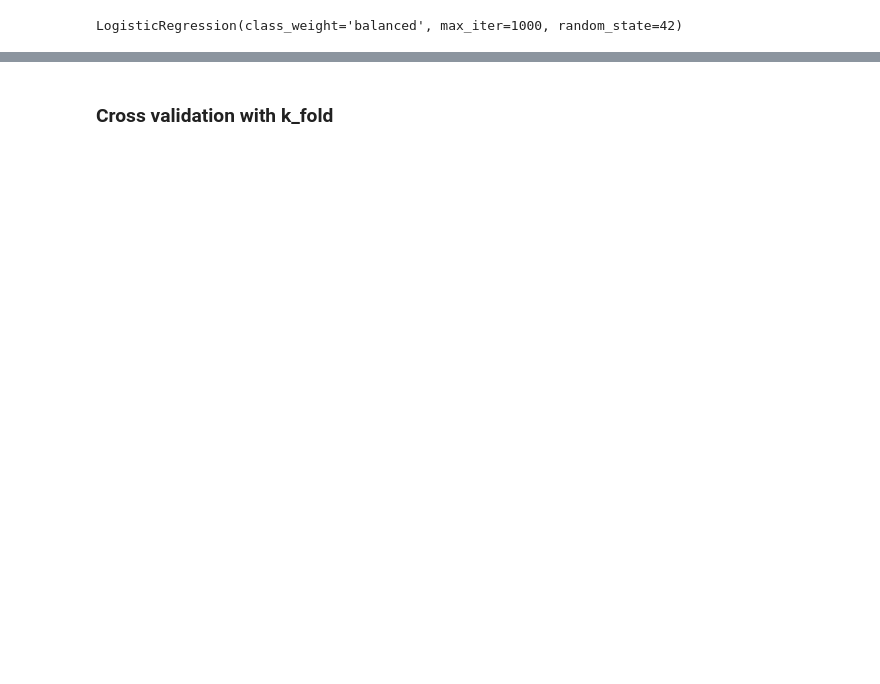
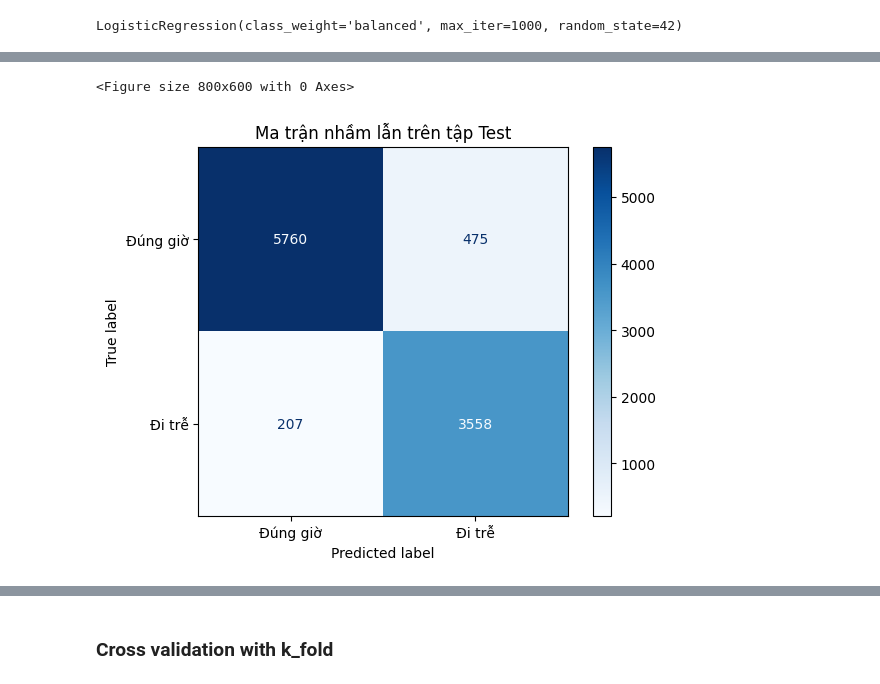
Before and after one commit to tritai1/predictionStudentLates, a Jupyter notebook: predicStuLateWithWedsite.ipynb, the cells around one changed output, grey strips where cells are left out. Saved outputs shown, nothing was run; the diff lists cells and outputs as text; code cells hidden in the pictures; blank space fills up the shorter version.

```diff
--- a/predicStuLateWithWedsite.ipynb
+++ b/predicStuLateWithWedsite.ipynb
@@ -505,0 +582,10 @@ prediction.head(10)
+# %%
+plt.figure(figsize=(8, 6))
+ConfusionMatrixDisplay.from_estimator(log_reg, x_test, y_test,
+                                      display_labels=['Đúng giờ', 'Đi trễ'],
+                                      cmap='Blues')
+plt.title('Ma trận nhầm lẫn trên tập Test')
+plt.show()
+# %% [output]
+<Figure size 800x600 with 0 Axes>
+[figure, added]
```
Also changed, not shown: parts of 149 cells of this notebook, 29 other files.
